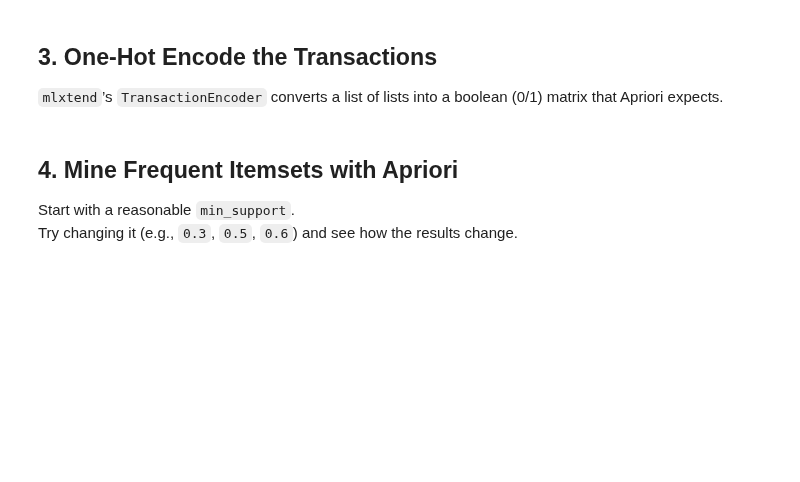
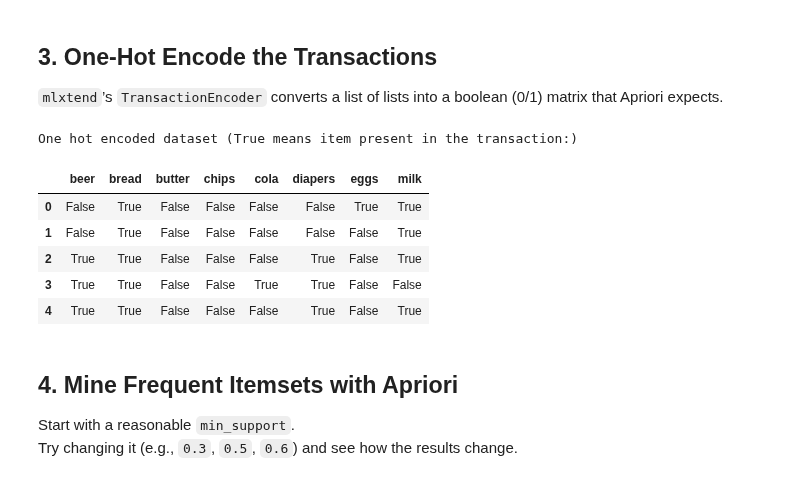
Before and after one commit to orchlonn/CS-456, a Jupyter notebook: Quizzes/Quiz-5.3/orchlon_Quiz53.ipynb, the cells around one changed output. Drawn from its saved outputs; the diff is of its cells as text; code cells hidden in the pictures; blank space fills up the shorter version.

```diff
--- a/Quizzes/Quiz-5.3/orchlon_Quiz53.ipynb
+++ b/Quizzes/Quiz-5.3/orchlon_Quiz53.ipynb
@@ -66,7 +73,19 @@ for i, t in enumerate(transactions[:5], start=1):
 
 `mlxtend`’s `TransactionEncoder` converts a list of lists into a boolean (0/1) matrix that Apriori expects.
 # %%
-# Your code:
+te = TransactionEncoder()
+te_array = te.fit(transactions).transform(transactions)
+df = pd.DataFrame(te_array, columns=te.columns_)
+print("One hot encoded dataset (True means item present in the transaction:)")
+display(df.head())
+# %% [output]
+One hot encoded dataset (True means item present in the transaction:)
+|  | beer | bread | butter | chips | cola | diapers | eggs | milk |
+| 0 | False | True | False | False | False | False | True | True |
+| 1 | False | True | False | False | False | False | False | True |
+| 2 | True | True | False | False | False | True | False | True |
+| 3 | True | True | False | False | True | True | False | False |
+| 4 | True | True | False | False | False | True | False | True |
 # %% [markdown]
 ## 4. Mine Frequent Itemsets with Apriori
 
```
Also changed, not shown: parts of 15 cells of this notebook.
